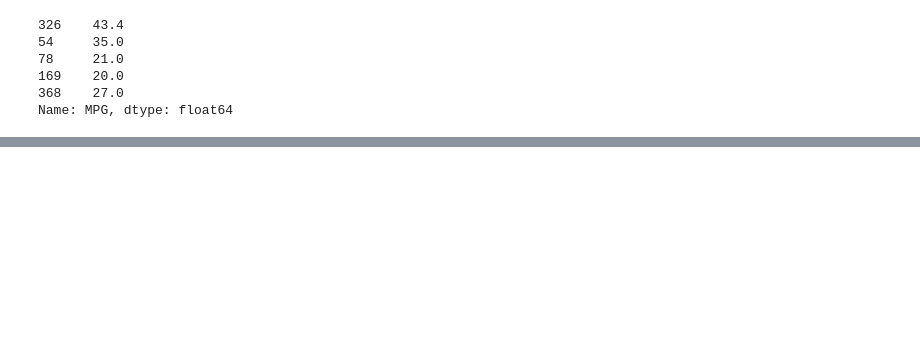
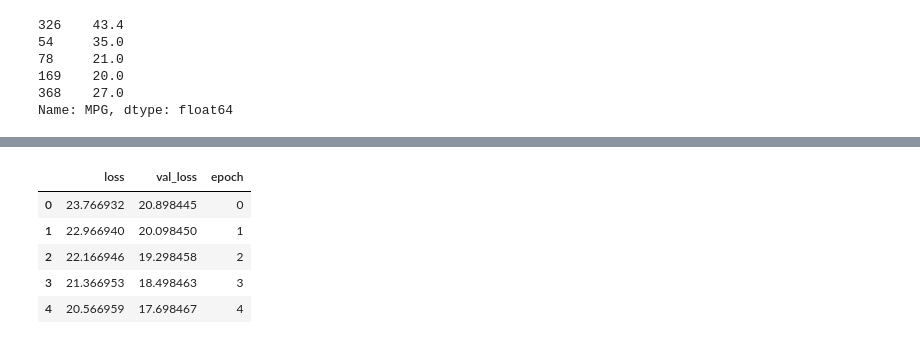
Before and after one commit to daniela-ey/Taller-5-Analitica, a Jupyter notebook: modelo.ipynb, the cells around one changed output, grey strips where cells are left out. Cells and saved outputs as stored; diff of their text form; code cells hidden in the pictures; blank space fills up the shorter version.

```diff
--- a/modelo.ipynb
+++ b/modelo.ipynb
@@ -138,0 +156,12 @@ history = h_model.fit(
+# %%
+hist = pd.DataFrame(history.history)
+hist['epoch'] = history.epoch
+# %%
+hist.head()
+# %% [output]
+|  | loss | val_loss | epoch |
+| 0 | 23.766932 | 20.898445 | 0 |
+| 1 | 22.966940 | 20.098450 | 1 |
+| 2 | 22.166946 | 19.298458 | 2 |
+| 3 | 21.366953 | 18.498463 | 3 |
+| 4 | 20.566959 | 17.698467 | 4 |
```
Also changed, not shown: parts of 23 cells of this notebook.
